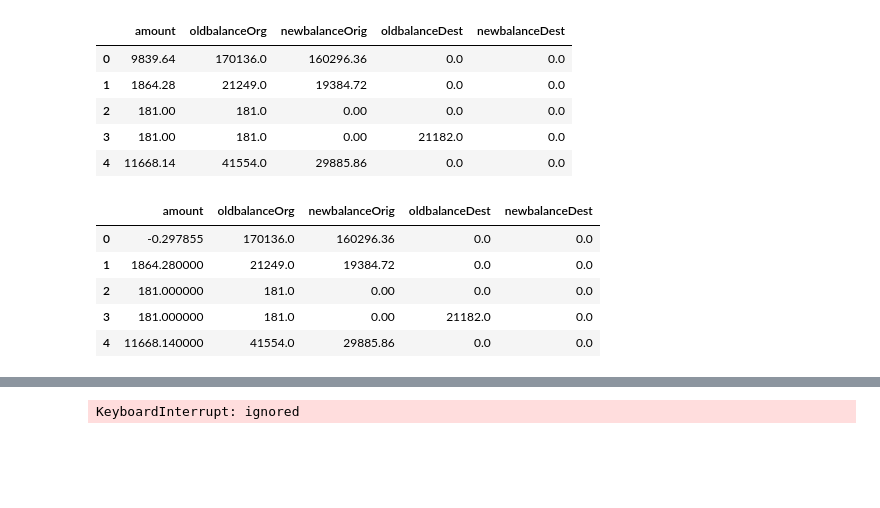
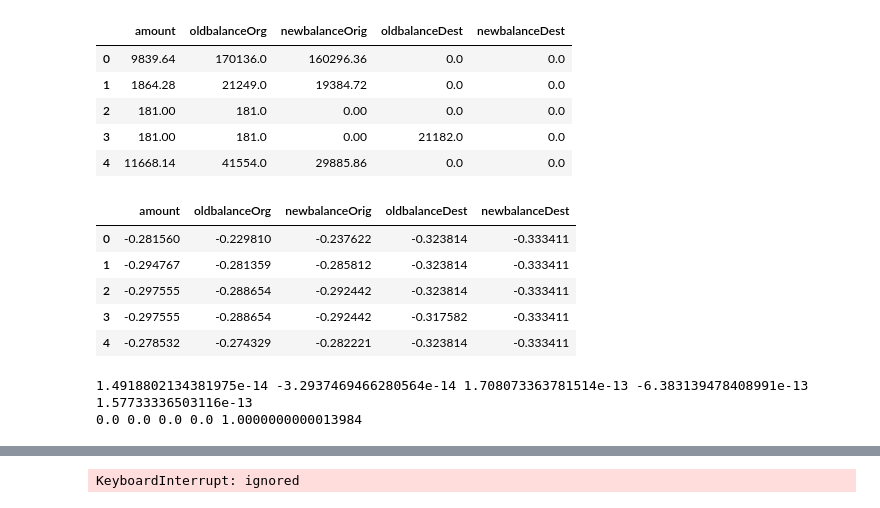
Before and after one commit to nilberthsouza/Synthetic-Financial-Datasets-For-Fraud-Detection, a Jupyter notebook: edaTheseAndModel.ipynb, the cells around one changed output, grey strips where cells are left out. Cells and saved outputs as stored; diff of their text form; code cells hidden in the pictures; blank space fills up the shorter version.

```diff
--- a/edaTheseAndModel.ipynb
+++ b/edaTheseAndModel.ipynb
@@ -124,12 +127,19 @@ dfp.head()
 | 2 | 181.00 | 181.0 | 0.00 | 0.0 | 0.0 |
 | 3 | 181.00 | 181.0 | 0.00 | 21182.0 | 0.0 |
 | 4 | 11668.14 | 41554.0 | 29885.86 | 0.0 | 0.0 |
-# %%
-dfp.head()
-# %% [output]
-|  | amount | oldbalanceOrg | newbalanceOrig | oldbalanceDest | newbalanceDest |
-| 0 | -0.297855 | 170136.0 | 160296.36 | 0.0 | 0.0 |
-| 1 | 1864.280000 | 21249.0 | 19384.72 | 0.0 | 0.0 |
-| 2 | 181.000000 | 181.0 | 0.00 | 0.0 | 0.0 |
-| 3 | 181.000000 | 181.0 | 0.00 | 21182.0 | 0.0 |
-| 4 | 11668.140000 | 41554.0 | 29885.86 | 0.0 | 0.0 |
+# %%
+dfp = df.drop(['type_PAYMENT',	'type_TRANSFER',	'type_CASH_OUT',	'type_DEBIT',	'type_CASH_IN','isFraud',	'isFlaggedFraud',	'varoldbalanceOrg',	'varoldbalanceDest'],axis=1)
+dfp.head()
+# %% [output]
+|  | amount | oldbalanceOrg | newbalanceOrig | oldbalanceDest | newbalanceDest |
+| 0 | -0.281560 | -0.229810 | -0.237622 | -0.323814 | -0.333411 |
+| 1 | -0.294767 | -0.281359 | -0.285812 | -0.323814 | -0.333411 |
+| 2 | -0.297555 | -0.288654 | -0.292442 | -0.323814 | -0.333411 |
+| 3 | -0.297555 | -0.288654 | -0.292442 | -0.317582 | -0.333411 |
+| 4 | -0.278532 | -0.274329 | -0.282221 | -0.323814 | -0.333411 |
+# %%
+print(dfp.amount.mean(),dfp.oldbalanceOrg.mean(),dfp.newbalanceOrig.mean(),dfp.newbalanceDest.mean(),dfp.oldbalanceDest.mean())
+print(np.std(dfp.amount.mean()),np.std(dfp.oldbalanceOrg.mean()),np.std(dfp.newbalanceOrig.mean()),np.std(dfp.newbalanceDest.mean()),np.std(dfp.oldbalanceDest))
+# %% [output]
+1.4918802134381975e-14 -3.2937469466280564e-14 1.708073363781514e-13 -6.383139478408991e-13 1.57733336503116e-13
+0.0 0.0 0.0 0.0 1.0000000000013984
```
Also changed, not shown: parts of 8 cells of this notebook.
